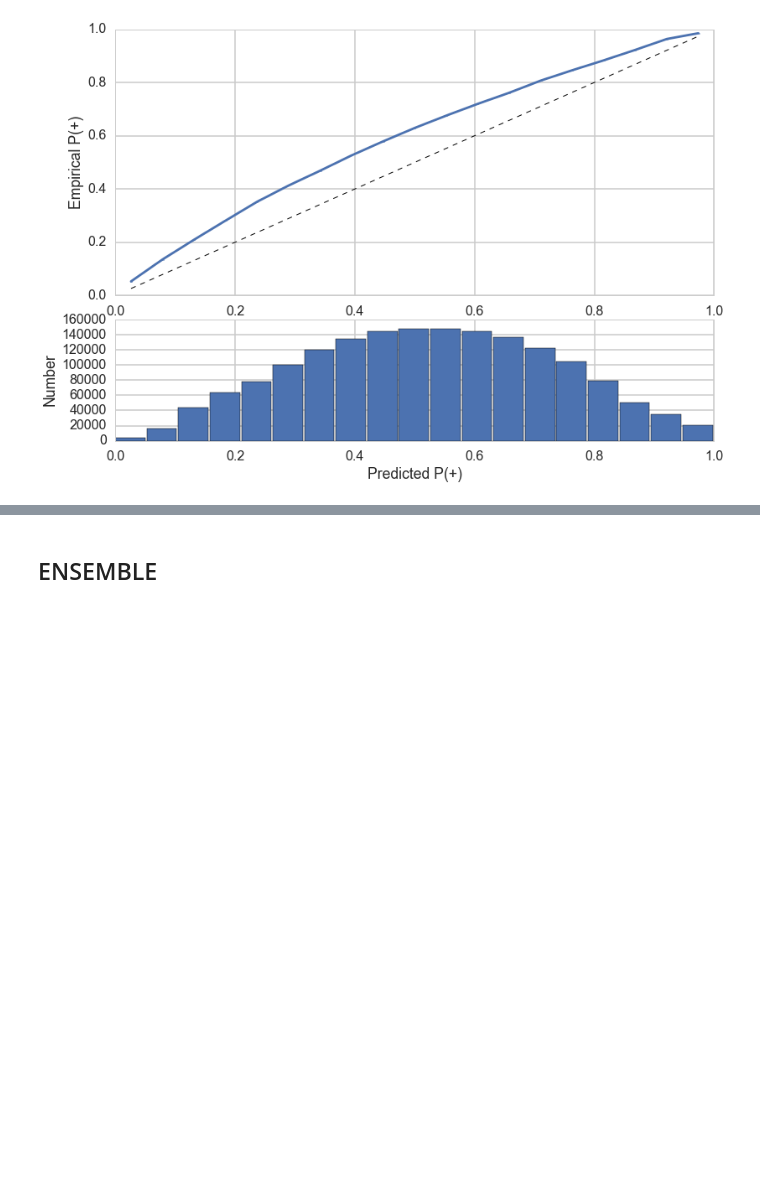
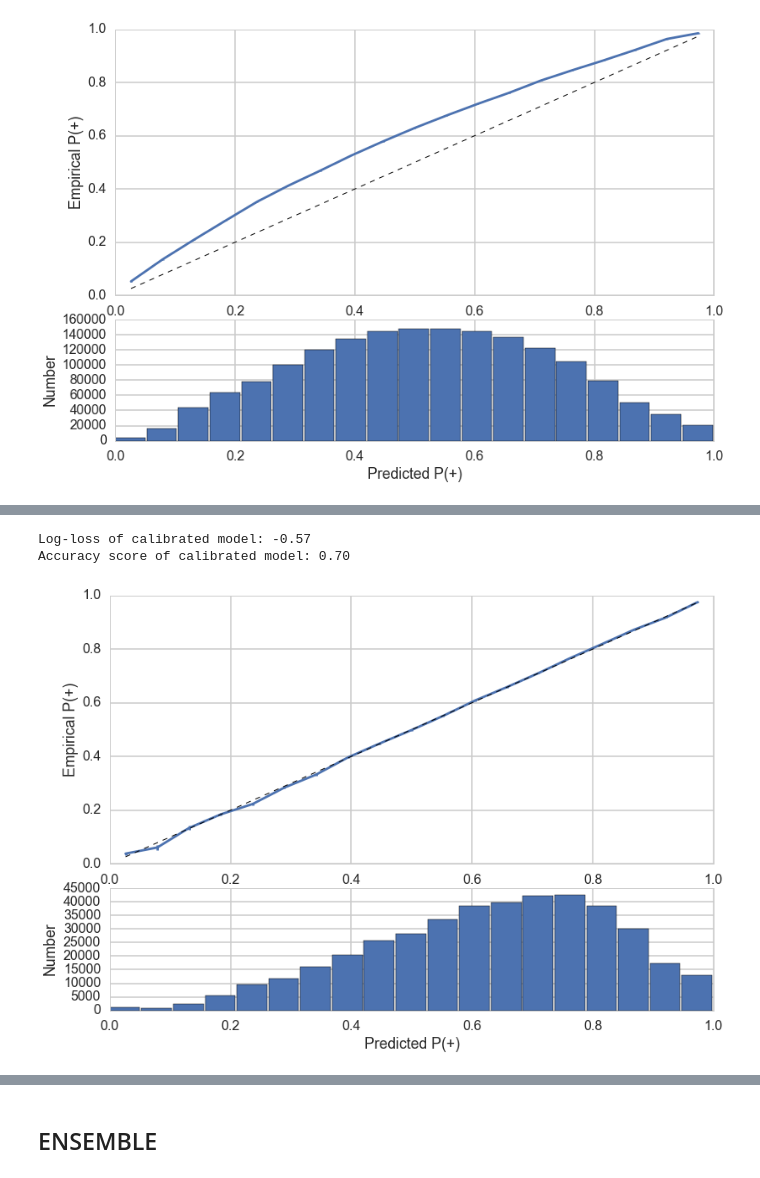
Before and after one commit to TNames/DRUG_TREATMENT_PROJECT, a Jupyter notebook: Process_Book.ipynb, the cells around one changed output, grey strips where cells are left out. Drawn from its saved outputs; the diff is of its cells as text; code cells hidden in the pictures; blank space fills up the shorter version.

```diff
--- a/Process_Book.ipynb
+++ b/Process_Book.ipynb
@@ -1261,6 +1270,6 @@ Accuracy score: 0.67
 [figure]
 # %%
 X_cal_tr, X_stack_tr, y_cal_tr, y_stack_tr = make_val_sets(df_i, features, val_mask, response='RESPONSE', split=0.5)
-clf_GBT_cal, sgd_prob_cal=do_calibration(clf_GBT, X_cal_tr, y_cal_tr, X_stack_tr, cv=5, method='isotonic')
-#val_predictions['GBT']=sgd_prob_cal
-#val_predictions=pd.DataFrame({'LR':sgd_prob_cal})
+clf_GBT_cal, GBT_prob_cal=do_calibration(clf_GBT, X_cal_tr, y_cal_tr, X_stack_tr, cv=5, method='isotonic')
+#val_predictions['GBT']=GBT_prob_cal
+#val_predictions=pd.DataFrame({'GBT':GBT_prob_cal})
@@ -1267,5 +1291,9 @@ clf_GBT_cal, sgd_prob_cal=do_calibration(clf_GBT, X_cal_tr, y_cal_tr, X_stack_tr
 # %%
-score=logloss(y_stack_tr, sgd_prob_cal)
+score=logloss(y_stack_tr, GBT_prob_cal)
 print "Log-loss of calibrated model: %0.2f" %(score)
-print "Accuracy score of calibrated model: %0.2f" %(accuracy_from_probs(sgd_prob_cal, y_stack_tr, cutoff=0.5))
-calibration_plot(sgd_prob_cal, y_stack_tr)
+print "Accuracy score of calibrated model: %0.2f" %(accuracy_from_probs(GBT_prob_cal, y_stack_tr, cutoff=0.5))
+calibration_plot(GBT_prob_cal, y_stack_tr)
+# %% [output]
+Log-loss of calibrated model: -0.57
+Accuracy score of calibrated model: 0.70
+[figure, added]
```
Also changed, not shown: parts of 12 cells of this notebook.
